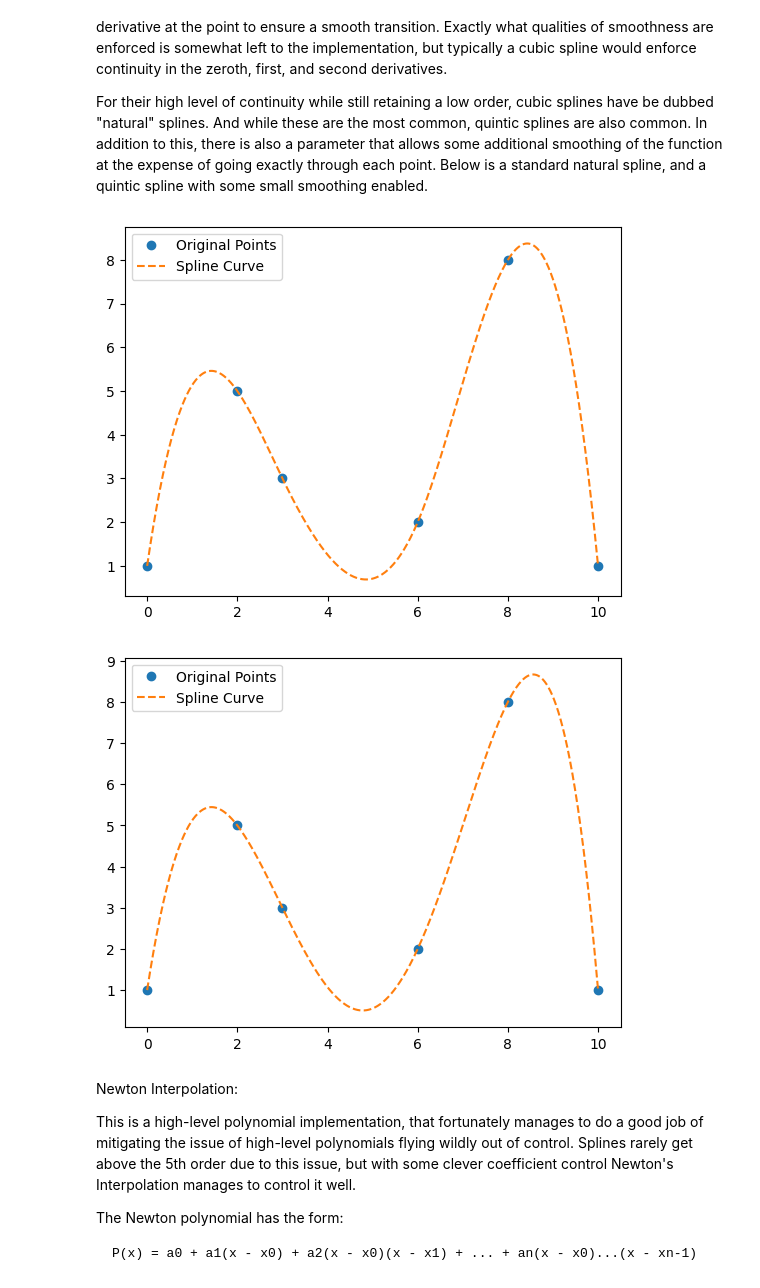
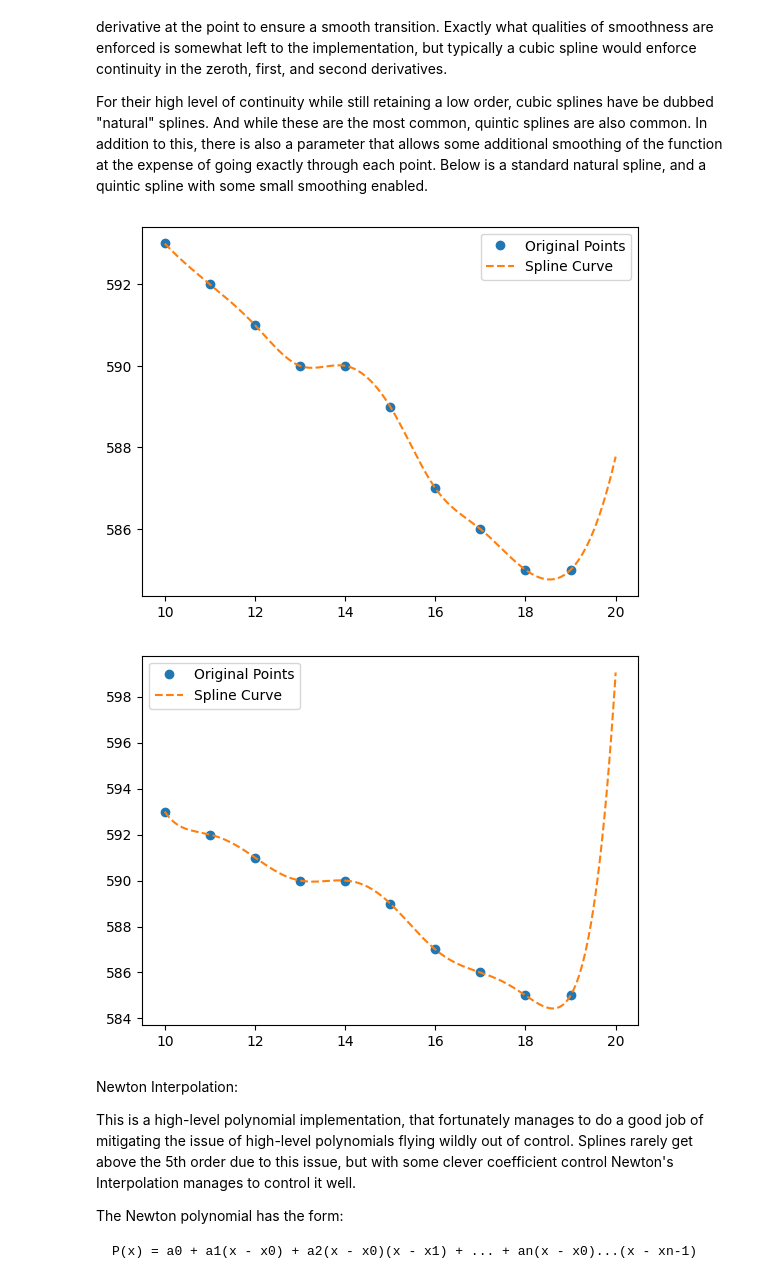
Before and after one commit to EddieOrmseth/MAT-421, a Jupyter notebook: Project/Project.ipynb, the cells around one changed output. Cells and saved outputs as stored; diff of their text form; code cells hidden in the pictures.

```diff
--- a/Project/Project.ipynb
+++ b/Project/Project.ipynb
@@ -21,28 +21,32 @@ import numpy as np
 import matplotlib.pyplot as plt
 
 
-class Interpolation:
+class Interpolator:
 
     def interpolate_missing_values(self, x: np.array, y: np.array) -> np.array:
-        raise "Must be implemented!"
+        raise "Interpolator::interpolate_missing_values must be implemented"
+
+    def name(self):
+        raise "Interpolator::name must be implemented"
 
 
-def interp_example(interp: Interpolation):
+def interp_example(interp: Interpolator):
 
-    x = np.linspace(0, 10, 1001)
+    # x = np.linspace(0, 10, 1001)
+    x = np.linspace(10, 20, 1001)
     y = np.zeros_like(x)
     for i in range(len(y)): y[i] = np.nan
 
     pts_x = [0, 2, 3, 6, 8, 10]
     pts_y = [1, 5, 3, 2, 8, 1]
     for i in range(len(pts_x)):
-        idx = np.argmin(np.abs(x - pts_x[i]))  # Find index closest to desired x
+        idx = np.argmin(np.abs(x - pts_x[i]))
         y[idx] = pts_y[i]
 
-    y_newton = interp.interpolate_missing_values(x, y)
+    y_interp = interp.interpolate_missing_values(x, y)
 
     plt.plot(pts_x, pts_y, 'o', label='Original Points')
-    plt.plot(x, y_newton, '--', label='Spline Curve')
+    plt.plot(x, y_interp, '--', label='Spline Curve')
     plt.legend()
     plt.show()
 # %% [markdown]
@@ -107,39 +116,45 @@ import numpy as np
 from scipy.interpolate import UnivariateSpline
 
 
 try:
-    from Interpolation import Interpolation, interp_example
+    from Interpolation import Interpolator, interp_example
 except:
     cat = 12
 
 
-class SplineInterpolation(Interpolation):
+class SplineInterpolator(Interpolator):
 
     k: int = 3
     s: int = 0
 
 
     def __init__(self, k: int = 3, s: int = 0):
         self.k = k
         self.s = s
 
 
     def interpolate_missing_values(self, x: np.array, y: np.array) -> np.array:
         mask = ~np.isnan(y)
         spline = UnivariateSpline(x[mask], y[mask], k=self.k, s=self.s)
         y_interp = y.copy()
         missing_indices = np.where(np.isnan(y))[0]
         y_interp[missing_indices] = spline(x[missing_indices])
         return y_interp
 
 
+    def name(self):
+        if self.k == 3: return "Cubic Spline"
+        if self.k == 5: return "Quintic Spline"
+        else: return "Spline"
+
+
 if __name__ == '__main__':
 
-    interp_example(SplineInterpolation(k = 3, s =0))
-    interp_example(SplineInterpolation(k = 5, s = 0))
+    interp_example(SplineInterpolator(k = 3, s =0))
+    interp_example(SplineInterpolator(k = 5, s = 0))
 # %% [output]
-[figure, old version]
+[figure, new version]
-[figure, old version]
+[figure, new version]
 # %% [markdown]
 Newton Interpolation:
 
```
Also changed, not shown: parts of 16 cells of this notebook, 10 other files.
